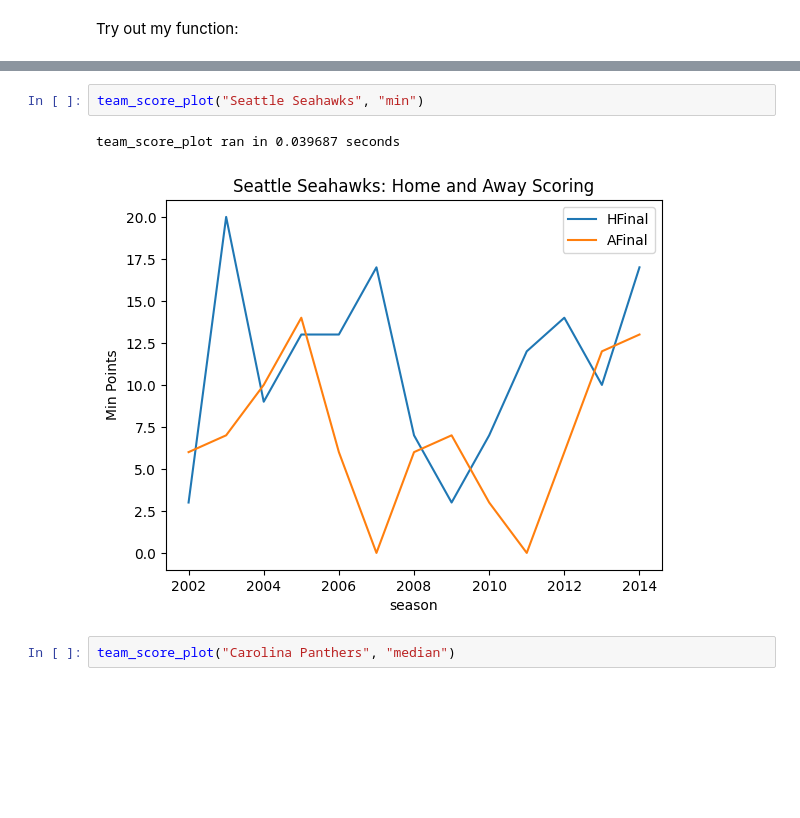
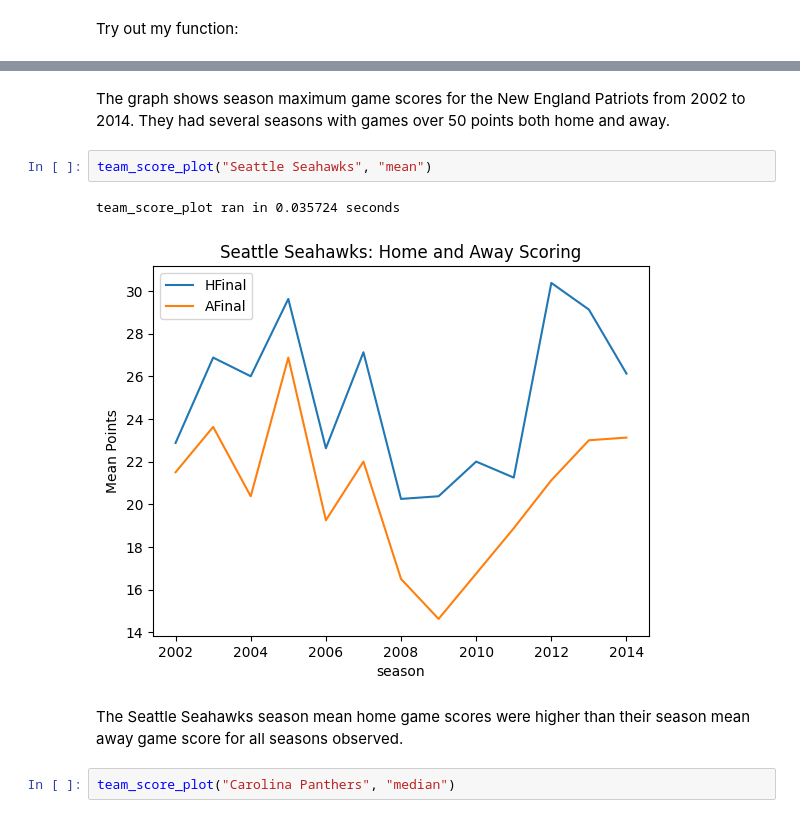
Before and after one commit to lytyler/ST554_Homework4, a Jupyter notebook: Homework4.ipynb, the cells around one changed output, grey strips where cells are left out. Cells and saved outputs as stored; diff of their text form; blank space fills up the shorter version.

```diff
--- a/Homework4.ipynb
+++ b/Homework4.ipynb
@@ -649,9 +660,13 @@ team_score_plot ran in 0.038175 seconds
 [figure]
+# %% [markdown]
+The graph shows season maximum game scores for the New England Patriots from 2002 to 2014. They had several seasons with games over 50 points both home and away.
 # %%
-team_score_plot("Seattle Seahawks", "min")
+team_score_plot("Seattle Seahawks", "mean")
 # %% [output]
-team_score_plot ran in 0.039687 seconds
+team_score_plot ran in 0.035724 seconds
-[figure, old version]
+[figure, new version]
+# %% [markdown]
+The Seattle Seahawks season mean home game scores were higher than their season mean away game score for all seasons observed.
 # %%
 team_score_plot("Carolina Panthers", "median")
 # %% [output]
```
Also changed, not shown: parts of 23 cells of this notebook.
